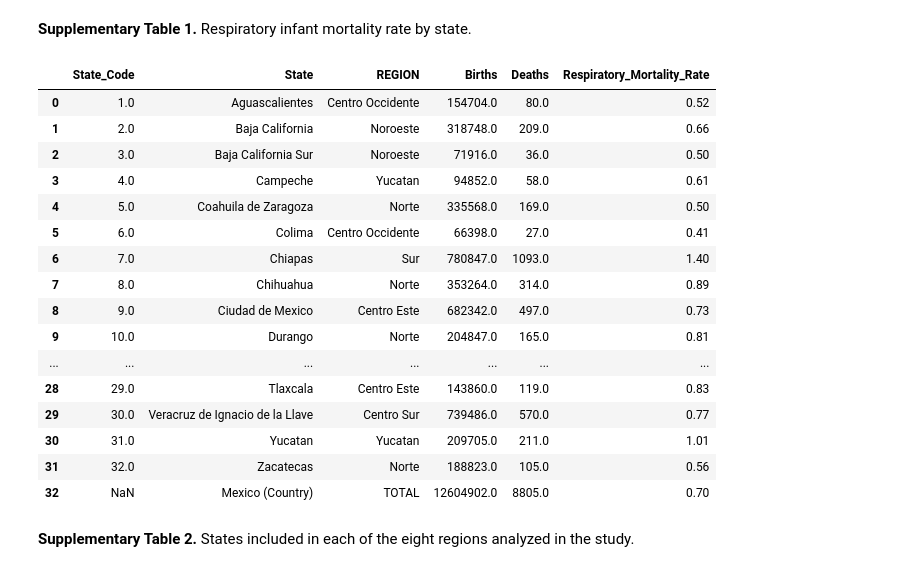
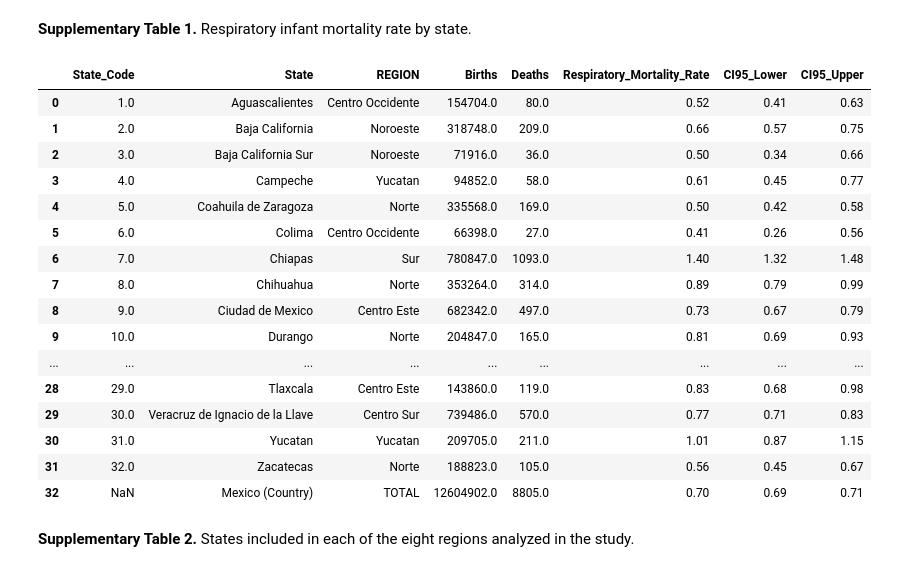
Before and after one commit to AlessandroMilan/RespiratoryInfantMortality, a Jupyter notebook: main.ipynb, the cells around one changed output. Cells and saved outputs as stored; diff of their text form; code cells hidden in the pictures.

```diff
--- a/main.ipynb
+++ b/main.ipynb
@@ -282,6 +317,15 @@ The PostScript backend does not support transparency; partially transparent arti
 [figure]
 # %% [markdown]
 **Figure 2.** Average monthly respiratory (J and U ICD-10 codes) infant mortality rates based on month of occurrence and month of birth in Mexico (April 2014-March 2020).
+# %%
+def rate_and_ci(deaths, births, scale=1000.0, z=1.96):
+    deaths = deaths.astype(float)
+    births = births.astype(float)
+    rate = np.round((deaths / births) * scale, 2)
+    se = np.sqrt(deaths) / births * scale
+    lo = np.round(np.maximum(0.0, rate - z * se), 2)
+    hi = np.round(rate + z * se, 2)
+    return rate, lo, hi
 # %%
 # Registered deaths grouped by year/month of birth
 grouped_deaths_df1 = respiratory_illness_df1.groupby('MES_NACIM').size().reset_index(name='Deaths_Birth')
@@ -436,37 +539,41 @@ grouped_births.head()
 # %%
 grouped_df = pd.merge(states_df, grouped_births, left_on='ENTIDAD', right_on='ENT_RESID', how='inner')
 grouped_df = pd.merge(grouped_df, grouped_deaths, left_on='ENTIDAD', right_on='ENT_RESID', how='inner')
 # Drop unused columns and rename existing ones
 grouped_df.drop(columns=['ENT_RESID_x', 'ENT_RESID_y'], inplace=True)
 grouped_df.rename(columns={'ENTIDAD': 'State_Code', 'NOM_ENTIDAD': 'State'}, inplace=True)
 
 # Calculate and append the totals
 totals = grouped_df[['Births', 'Deaths']].sum()
 totals_row = pd.DataFrame([totals], columns=grouped_df.columns)
 totals_row['State'] = 'Mexico (Country)'
 totals_row['REGION'] = 'TOTAL'
 grouped_df = pd.concat([grouped_df, totals_row], ignore_index=True)
 
-grouped_df['Respiratory_Mortality_Rate'] = (grouped_df['Deaths'] / grouped_df['Births'] * 1000).apply(lambda x: round(x, 2))
+r, lo, hi = rate_and_ci(grouped_df['Deaths'].values, grouped_df['Births'].values)
+
+grouped_df['Respiratory_Mortality_Rate'] = r
+grouped_df['CI95_Lower'] = lo
+grouped_df['CI95_Upper'] = hi
 grouped_df.head(33)
 # %% [output]
-|  | State_Code | State | REGION | Births | Deaths | Respiratory_Mortality_Rate |
-| 0 | 1.0 | Aguascalientes | Centro Occidente | 154704.0 | 80.0 | 0.52 |
-| 1 | 2.0 | Baja California | Noroeste | 318748.0 | 209.0 | 0.66 |
-| 2 | 3.0 | Baja California Sur | Noroeste | 71916.0 | 36.0 | 0.50 |
-| 3 | 4.0 | Campeche | Yucatan | 94852.0 | 58.0 | 0.61 |
-| 4 | 5.0 | Coahuila de Zaragoza | Norte | 335568.0 | 169.0 | 0.50 |
-| 5 | 6.0 | Colima | Centro Occidente | 66398.0 | 27.0 | 0.41 |
-| 6 | 7.0 | Chiapas | Sur | 780847.0 | 1093.0 | 1.40 |
-| 7 | 8.0 | Chihuahua | Norte | 353264.0 | 314.0 | 0.89 |
-| 8 | 9.0 | Ciudad de Mexico | Centro Este | 682342.0 | 497.0 | 0.73 |
-| 9 | 10.0 | Durango | Norte | 204847.0 | 165.0 | 0.81 |
-| ... | ... | ... | ... | ... | ... | ... |
-| 28 | 29.0 | Tlaxcala | Centro Este | 143860.0 | 119.0 | 0.83 |
-| 29 | 30.0 | Veracruz de Ignacio de la Llave | Centro Sur | 739486.0 | 570.0 | 0.77 |
-| 30 | 31.0 | Yucatan | Yucatan | 209705.0 | 211.0 | 1.01 |
-| 31 | 32.0 | Zacatecas | Norte | 188823.0 | 105.0 | 0.56 |
-| 32 | NaN | Mexico (Country) | TOTAL | 12604902.0 | 8805.0 | 0.70 |
+|  | State_Code | State | REGION | Births | Deaths | Respiratory_Mortality_Rate | CI95_Lower | CI95_Upper |
+| 0 | 1.0 | Aguascalientes | Centro Occidente | 154704.0 | 80.0 | 0.52 | 0.41 | 0.63 |
+| 1 | 2.0 | Baja California | Noroeste | 318748.0 | 209.0 | 0.66 | 0.57 | 0.75 |
+| 2 | 3.0 | Baja California Sur | Noroeste | 71916.0 | 36.0 | 0.50 | 0.34 | 0.66 |
+| 3 | 4.0 | Campeche | Yucatan | 94852.0 | 58.0 | 0.61 | 0.45 | 0.77 |
+| 4 | 5.0 | Coahuila de Zaragoza | Norte | 335568.0 | 169.0 | 0.50 | 0.42 | 0.58 |
+| 5 | 6.0 | Colima | Centro Occidente | 66398.0 | 27.0 | 0.41 | 0.26 | 0.56 |
+| 6 | 7.0 | Chiapas | Sur | 780847.0 | 1093.0 | 1.40 | 1.32 | 1.48 |
+| 7 | 8.0 | Chihuahua | Norte | 353264.0 | 314.0 | 0.89 | 0.79 | 0.99 |
+| 8 | 9.0 | Ciudad de Mexico | Centro Este | 682342.0 | 497.0 | 0.73 | 0.67 | 0.79 |
+| 9 | 10.0 | Durango | Norte | 204847.0 | 165.0 | 0.81 | 0.69 | 0.93 |
+| ... | ... | ... | ... | ... | ... | ... | ... | ... |
+| 28 | 29.0 | Tlaxcala | Centro Este | 143860.0 | 119.0 | 0.83 | 0.68 | 0.98 |
+| 29 | 30.0 | Veracruz de Ignacio de la Llave | Centro Sur | 739486.0 | 570.0 | 0.77 | 0.71 | 0.83 |
+| 30 | 31.0 | Yucatan | Yucatan | 209705.0 | 211.0 | 1.01 | 0.87 | 1.15 |
+| 31 | 32.0 | Zacatecas | Norte | 188823.0 | 105.0 | 0.56 | 0.45 | 0.67 |
+| 32 | NaN | Mexico (Country) | TOTAL | 12604902.0 | 8805.0 | 0.70 | 0.69 | 0.71 |
 # %% [markdown]
 **Supplementary Table 2.** States included in each of the eight regions analyzed in the study.
 # %%
```
Also changed, not shown: parts of 18 cells of this notebook, 19 other files.
